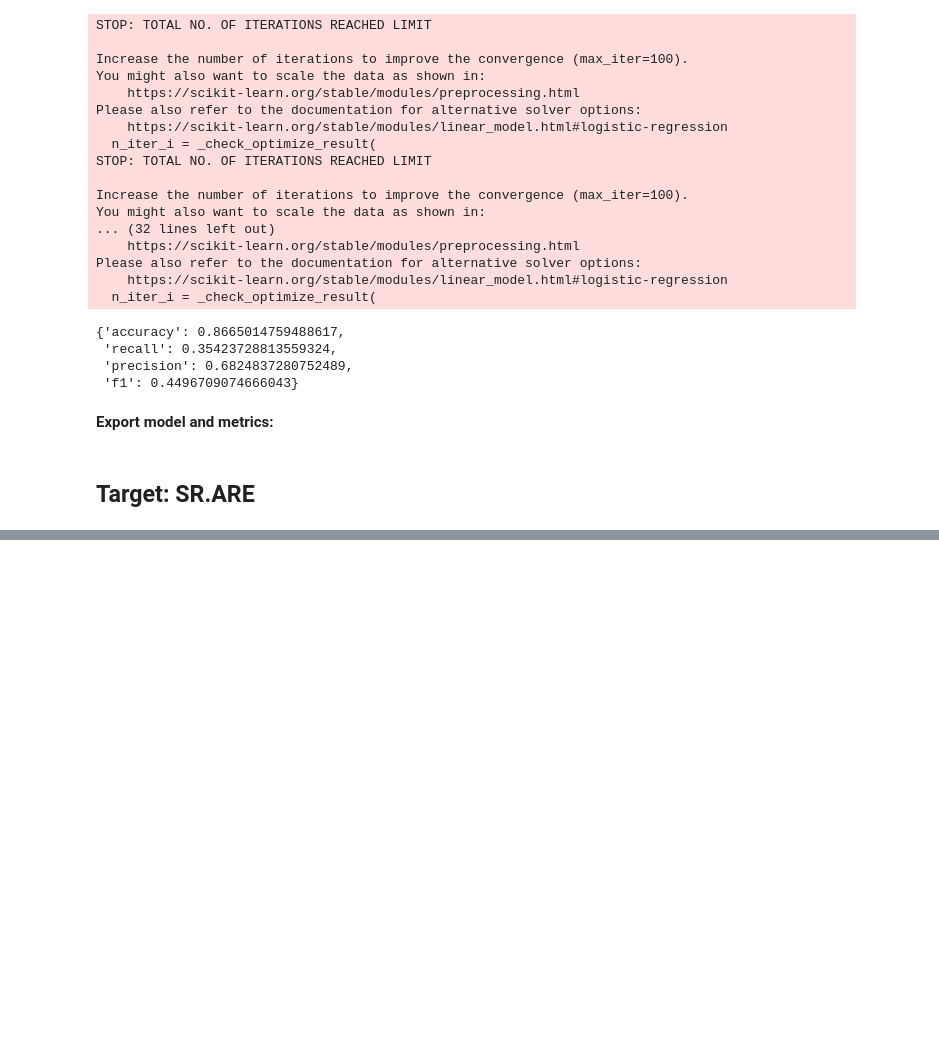
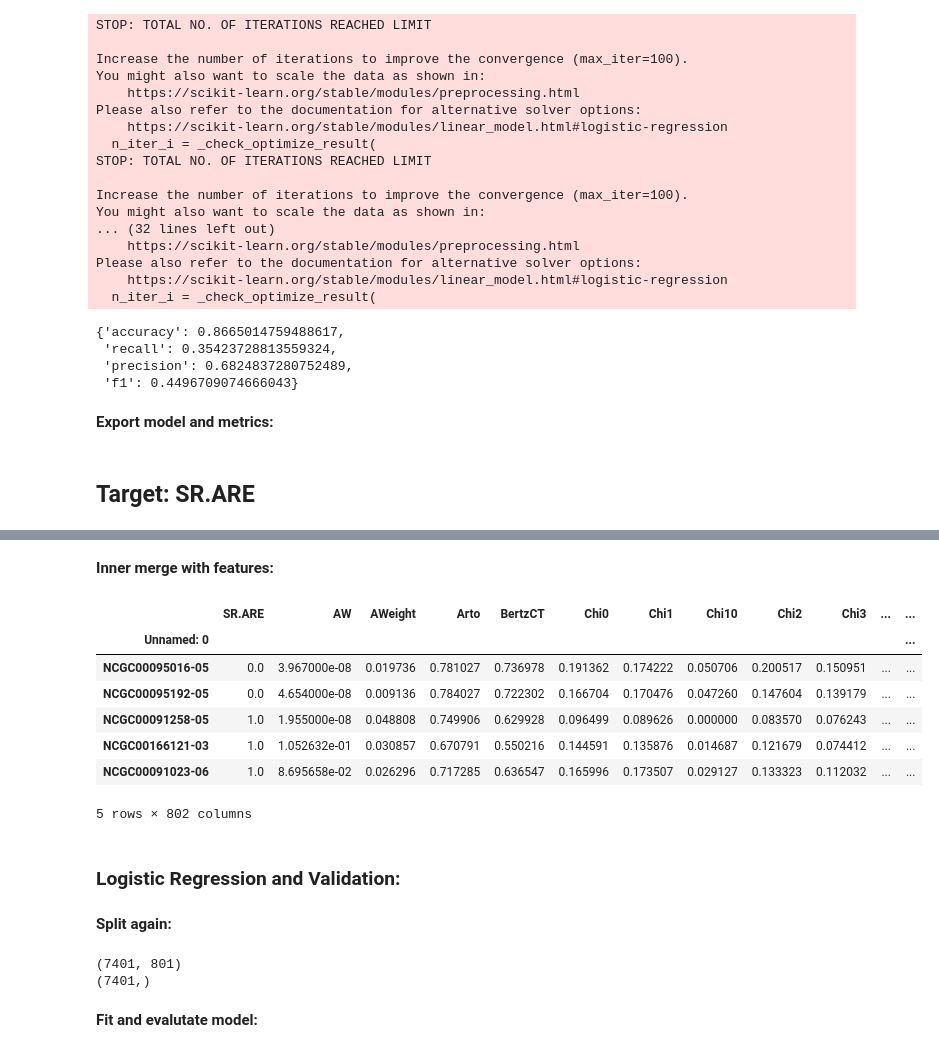
Before and after one commit to elcinelif/toxikind, a Jupyter notebook: notebooks/data_exploration_bart.ipynb, the cells around one changed output, grey strips where cells are left out. Cells and saved outputs as stored; diff of their text form; code cells hidden in the pictures; blank space fills up the shorter version.

Commit message:
Cleanup and second target

```diff
--- a/notebooks/data_exploration_bart.ipynb
+++ b/notebooks/data_exploration_bart.ipynb
@@ -81,7 +81,7 @@ X_raw
 # %%
 # Column Transformer with MinMax-Scaler
 column_transformer = ColumnTransformer([
-    ("scaler", MinMaxScaler(), X_raw.columns)
+    ("scaler", MinMaxScaler(), X_train_raw.columns)
     ])
 
 # Pipeline
@@ -90,5 +90,5 @@ pipeline = Pipeline([
     ])
 
 # Transform data while preserving column names
-X = pd.DataFrame(pipeline.fit_transform(X_raw), columns=X_raw.columns, index=X_raw.index)
+X_train = pd.DataFrame(pipeline.fit_transform(X_train_raw), columns=X_train_raw.columns, index=X_train_raw.index)
 # %%
@@ -108,7 +108,7 @@ X.head()
 **Load data:**
 # %%
 path_targets_train = "../raw_data/tox21_labels_train.csv.gz"
-y = pd.read_csv(path_targets_train).set_index("Unnamed: 0")
+y_train = pd.read_csv(path_targets_train).set_index("Unnamed: 0")
 # %% [markdown]
 **Shape:**
 # %%
@@ -383,0 +388,2 @@ with open(model_path, "wb") as file:
+# %%
+y_train_are = y_train[["SR.ARE"]].dropna()
@@ -383,0 +401,29 @@ with open(model_path, "wb") as file:
+# %% [markdown]
+**Inner merge with features:**
+# %%
+train_are = y_train_are.merge(X_train, how="inner", on="Unnamed: 0")
+# %%
+train_are.head()
+# %% [output]
+|  | SR.ARE | AW | AWeight | Arto | BertzCT | Chi0 | Chi1 | Chi10 | Chi2 | Chi3 | ... | ... |
+| Unnamed: 0 |  |  |  |  |  |  |  |  |  |  |  | ... |
+| NCGC00095016-05 | 0.0 | 3.967000e-08 | 0.019736 | 0.781027 | 0.736978 | 0.191362 | 0.174222 | 0.050706 | 0.200517 | 0.150951 | ... | ... |
+| NCGC00095192-05 | 0.0 | 4.654000e-08 | 0.009136 | 0.784027 | 0.722302 | 0.166704 | 0.170476 | 0.047260 | 0.147604 | 0.139179 | ... | ... |
+| NCGC00091258-05 | 1.0 | 1.955000e-08 | 0.048808 | 0.749906 | 0.629928 | 0.096499 | 0.089626 | 0.000000 | 0.083570 | 0.076243 | ... | ... |
+| NCGC00166121-03 | 1.0 | 1.052632e-01 | 0.030857 | 0.670791 | 0.550216 | 0.144591 | 0.135876 | 0.014687 | 0.121679 | 0.074412 | ... | ... |
+| NCGC00091023-06 | 1.0 | 8.695658e-02 | 0.026296 | 0.717285 | 0.636547 | 0.165996 | 0.173507 | 0.029127 | 0.133323 | 0.112032 | ... | ... |
+5 rows × 802 columns
+# %% [markdown]
+### Logistic Regression and Validation:
+# %% [markdown]
+**Split again:**
+# %%
+X_train_are = train_are.drop(columns=["SR.ARE"])
+print(X_train_are.shape)
+y_train_are = train_are["SR.ARE"]
+print(y_train_are.shape)
+# %% [output]
+(7401, 801)
+(7401,)
+# %% [markdown]
+**Fit and evalutate model:**
```
Also changed, not shown: parts of 23 cells of this notebook.
